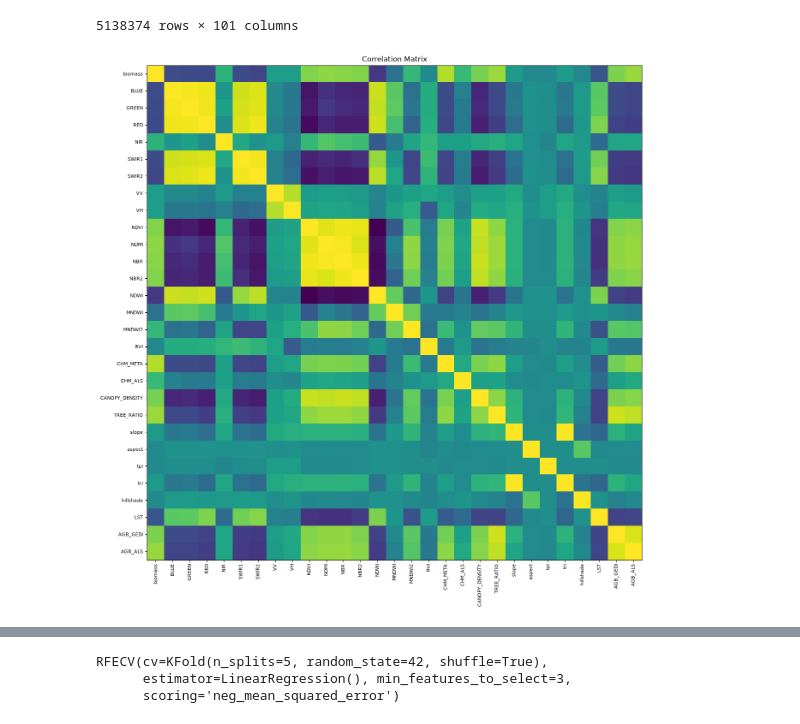
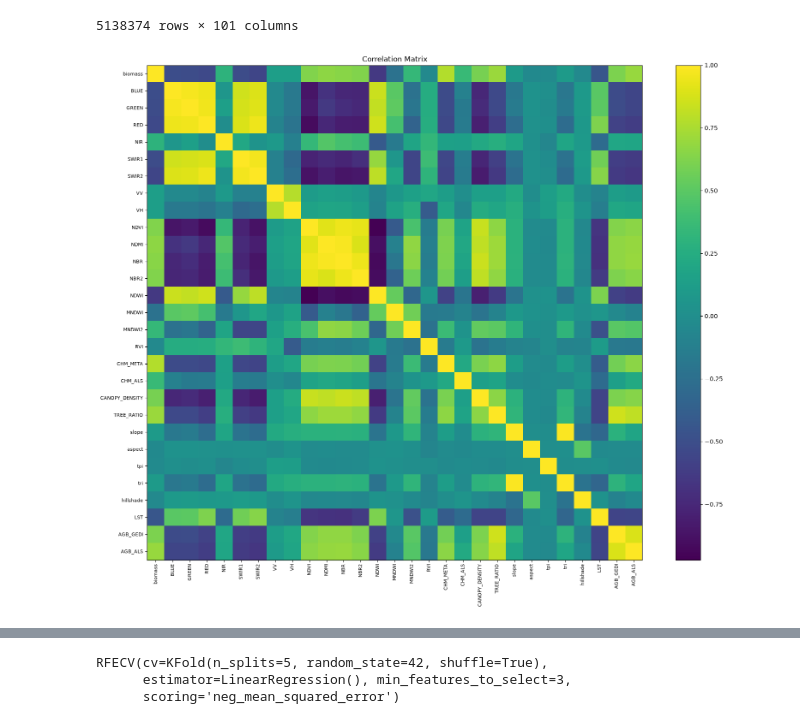
Before and after one commit to ramiqcom/opengeohub-summerschool-2026, a Jupyter notebook: notebook/3b.modelling.ipynb, the cells around one changed output, grey strips where cells are left out. Saved outputs shown, nothing was run; the diff lists cells and outputs as text; code cells hidden in the pictures.

```diff
--- a/notebook/3b.modelling.ipynb
+++ b/notebook/3b.modelling.ipynb
@@ -161,14 +163,15 @@ train_df_filter
 # %%
 # generate correlation matrix
 correlation = train_df[[LABEL, *PREDICTORS]].corr()
 
-plt.figure(figsize=(15, 15))
+plt.figure(figsize=(20, 15))
 plt.imshow(correlation)
 plt.title("Correlation Matrix")
 plt.xticks(range(len([LABEL, *PREDICTORS])), [LABEL, *PREDICTORS], size=8, rotation=90)
 plt.yticks(range(len([LABEL, *PREDICTORS])), [LABEL, *PREDICTORS], size=8)
+plt.colorbar()
 plt.show()
 # %% [output]
-[figure, old version]
+[figure, new version]
 # %%
 # split train and test data
```
Also changed, not shown: parts of 4 cells of this notebook.
